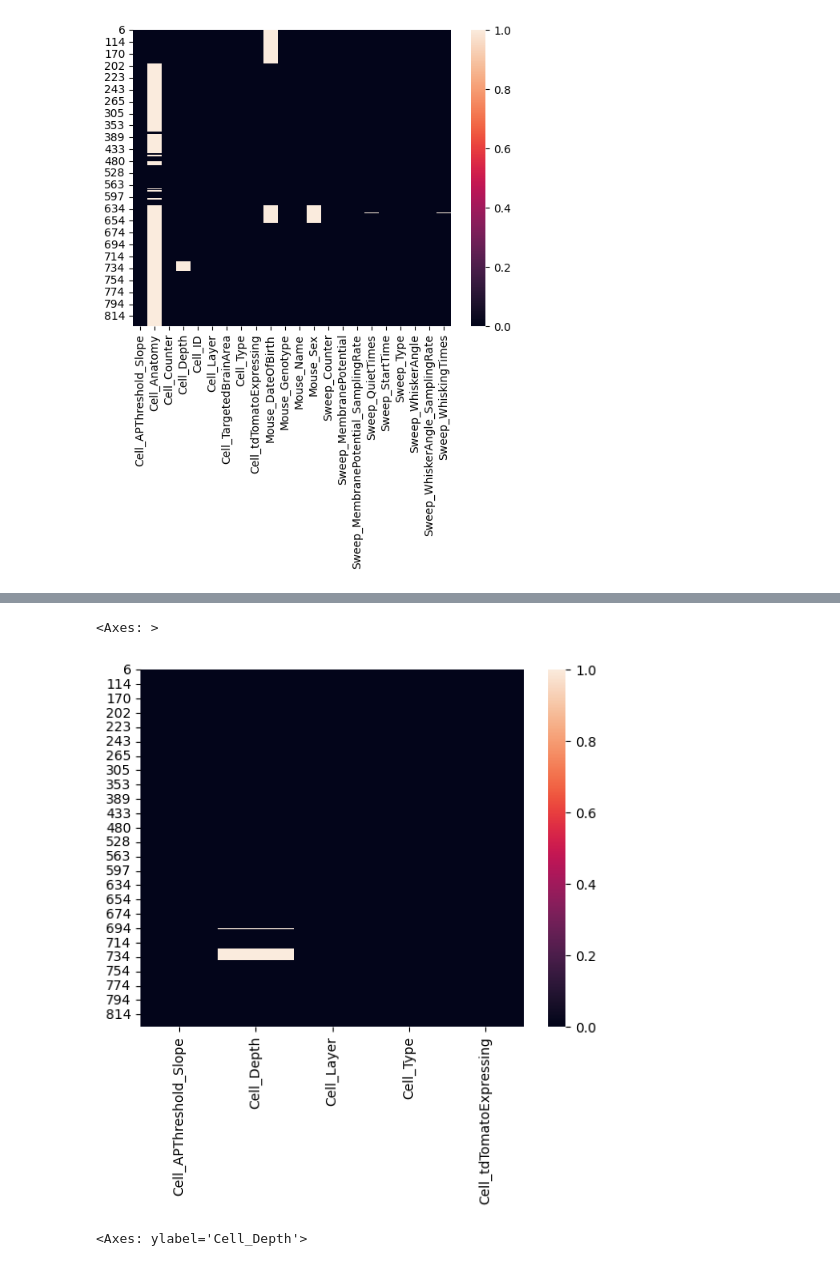
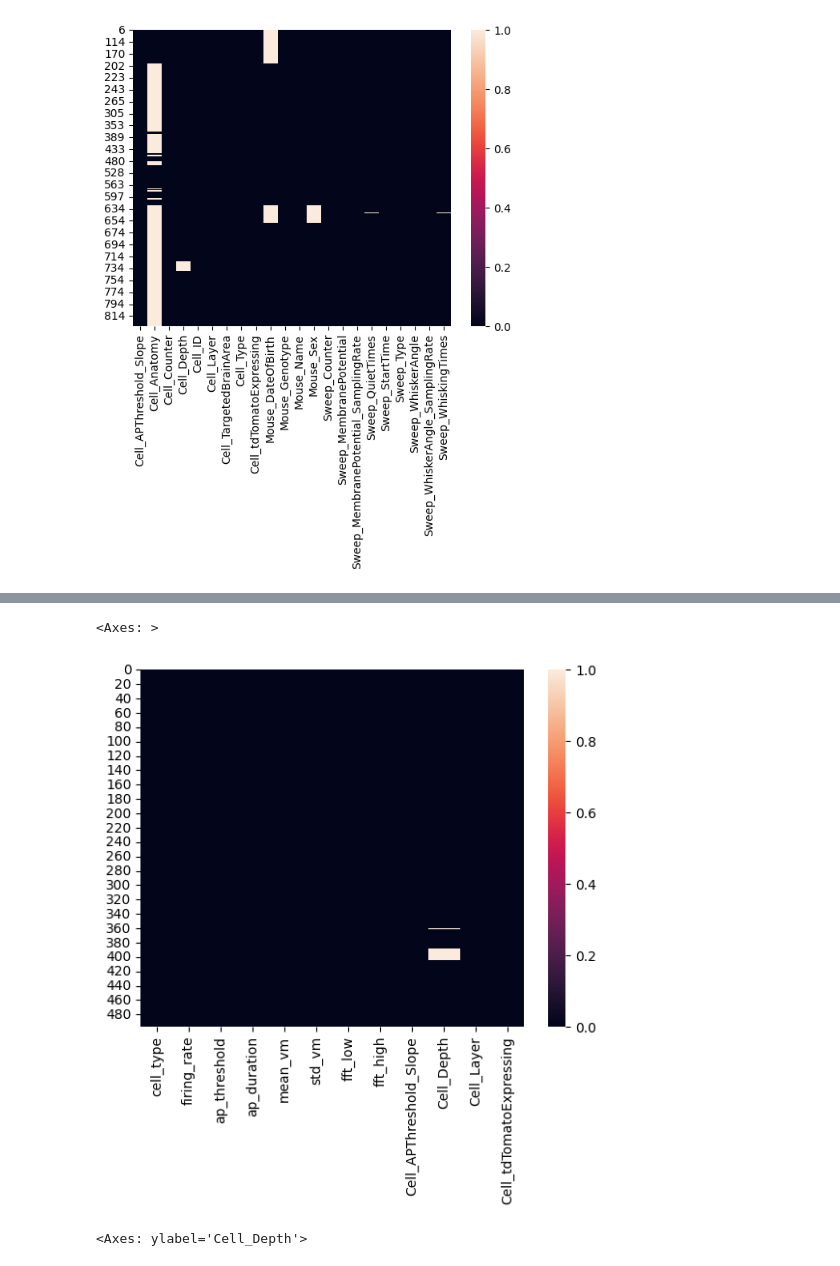
Before and after one commit to mariscoglio/bio482_cell_classifier, a Jupyter notebook: pca.ipynb, the cells around one changed output, grey strips where cells are left out. Cells and saved outputs as stored; diff of their text form; code cells hidden in the pictures.

```diff
--- a/pca.ipynb
+++ b/pca.ipynb
@@ -250,7 +233,7 @@ data_free_whisking_preprocessed
 # %%
-sns.heatmap(data_free_whisking_preprocessed.isna())
+sns.heatmap(result_df.isna())
 # %% [output]
 <Axes: >
-[figure, old version]
+[figure, new version]
 # %%
 sns.boxplot(
```
Also changed, not shown: parts of 18 cells of this notebook.
